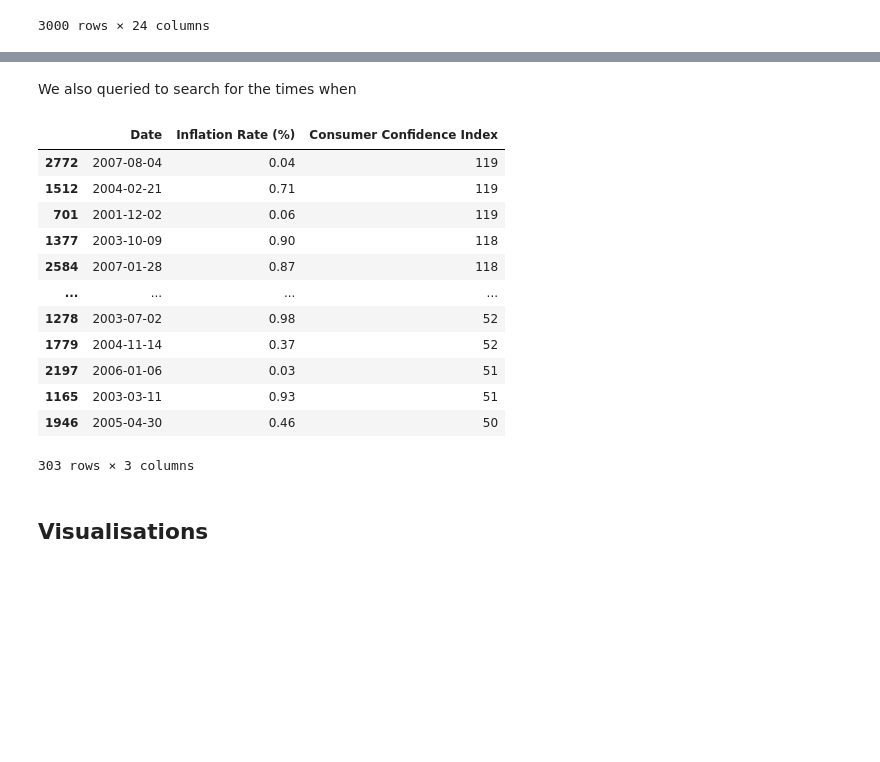
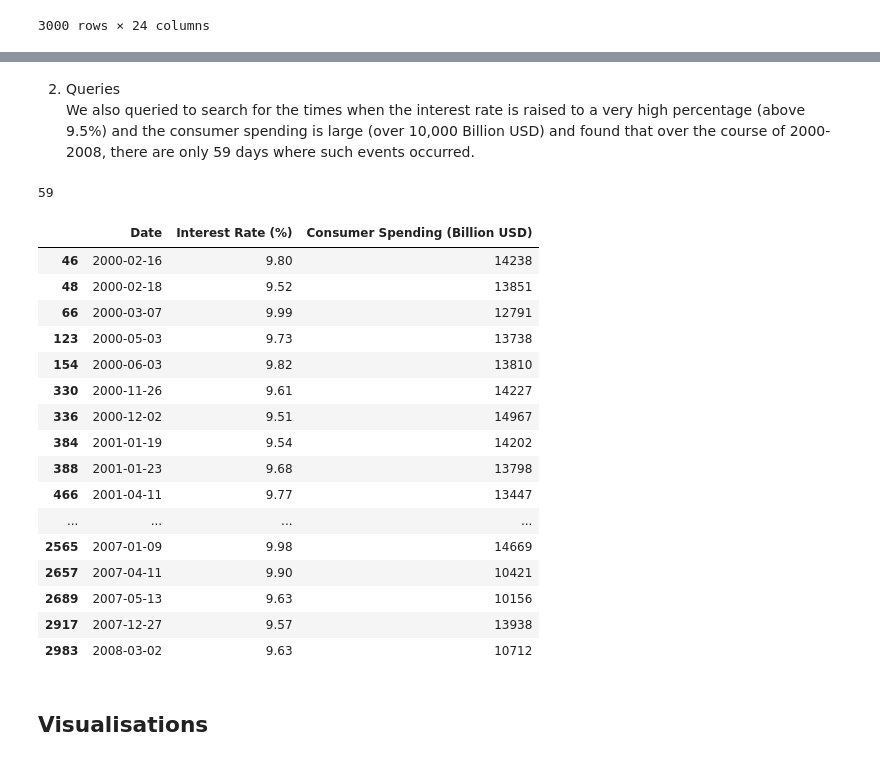
Before and after one commit to phxlptwt/phxlptwt, a Jupyter notebook: stat1000j/econs_analysisipynb.ipynb, the cells around one changed output, grey strips where cells are left out. Drawn from its saved outputs; the diff is of its cells as text; code cells hidden in the pictures; blank space fills up the shorter version.

```diff
--- a/stat1000j/econs_analysisipynb.ipynb
+++ b/stat1000j/econs_analysisipynb.ipynb
@@ -28,5 +25,7 @@ from sklearn.model_selection import train_test_split, GridSearchCV, cross_val_sc
 # %%
-original_df = pd.read_csv('finance_economics_dataset.csv')
+original_df = pd.read_csv('finance_economics_dataset.csv').dropna()
+original_df['Date'] = pd.to_datetime(original_df['Date'], errors='coerce')
+original_df = original_df.sort_values(by='Date')
 original_df
 # %% [output]
 |  | Date | Stock Index | Open Price | Close Price | Daily High | Daily Low | Trading Volume | GDP Growth (%) | ... |
@@ -47,10 +87,5 @@ We only take the following columns to focus more on just the macroeconomic indic
 # %%
-original_df = pd.read_csv('finance_economics_dataset.csv')
-original_df['Date'] = pd.to_datetime(original_df['Date'], errors='coerce')
-original_df = original_df.sort_values(by='Date')
-df = original_df[['Date', 'GDP Growth (%)', 'Inflation Rate (%)', 'Unemployment Rate (%)', 'Interest Rate (%)', 'Government Debt (Billion USD)', 'Bankruptcy Rate (%)', 'Crude Oil Price (USD per Barrel)', 'Gold Price (USD per Ounce)', 'Consumer Spending (Billion USD)', 'Consumer Confidence Index']].dropna()
-
-df.columns = df.columns.str.strip()
-df['Date'] = pd.to_datetime(df['Date'], errors='coerce')
-df
+dj_df = original_df[original_df['Stock Index'] == 'Dow Jones'].copy()
+dj_df['Date'] = pd.to_datetime(dj_df['Date'], errors='coerce')  # Ensure 'Date' is in datetime format
+dj_df
 # %% [output]
@@ -97,26 +178,33 @@ pivot_table
 # %% [markdown]
-We also queried to search for the times when
+2. Queries
+   We also queried to search for the times when the interest rate is raised to a very high percentage (above 9.5%) and the consumer spending is large (over 10,000 Billion USD) and found that over the course of 2000-2008, there are only 59 days where such events occurred.
 # %%
 # Use query to find rows with specific conditions
 
 # Filter for inflation rates less than or equal to 1% and select Inflation Rate and CCI
-high_inflation = df.query('`Inflation Rate (%)` <= 1')[['Date','Inflation Rate (%)', 'Consumer Confidence Index']].sort_values(by='Consumer Confidence Index', ascending=False)
+high_inflation = original_df.query('`Interest Rate (%)` >= 9.5 and `Consumer Spending (Billion USD)` >= 10000')[['Date','Interest Rate (%)', 'Consumer Spending (Billion USD)']].sort_values(by='Date', ascending=True)
 # Display the result
+print(high_inflation.shape[0])
 high_inflation
 # %% [output]
+59
-|  | Date | Inflation Rate (%) | Consumer Confidence Index |
-| 2772 | 2007-08-04 | 0.04 | 119 |
-| 1512 | 2004-02-21 | 0.71 | 119 |
-| 701 | 2001-12-02 | 0.06 | 119 |
-| 1377 | 2003-10-09 | 0.90 | 118 |
-| 2584 | 2007-01-28 | 0.87 | 118 |
+|  | Date | Interest Rate (%) | Consumer Spending (Billion USD) |
+| 46 | 2000-02-16 | 9.80 | 14238 |
+| 48 | 2000-02-18 | 9.52 | 13851 |
+| 66 | 2000-03-07 | 9.99 | 12791 |
+| 123 | 2000-05-03 | 9.73 | 13738 |
+| 154 | 2000-06-03 | 9.82 | 13810 |
+| 330 | 2000-11-26 | 9.61 | 14227 |
+| 336 | 2000-12-02 | 9.51 | 14967 |
+| 384 | 2001-01-19 | 9.54 | 14202 |
+| 388 | 2001-01-23 | 9.68 | 13798 |
+| 466 | 2001-04-11 | 9.77 | 13447 |
 | ... | ... | ... | ... |
-| 1278 | 2003-07-02 | 0.98 | 52 |
-| 1779 | 2004-11-14 | 0.37 | 52 |
-| 2197 | 2006-01-06 | 0.03 | 51 |
-| 1165 | 2003-03-11 | 0.93 | 51 |
-| 1946 | 2005-04-30 | 0.46 | 50 |
+| 2565 | 2007-01-09 | 9.98 | 14669 |
+| 2657 | 2007-04-11 | 9.90 | 10421 |
+| 2689 | 2007-05-13 | 9.63 | 10156 |
+| 2917 | 2007-12-27 | 9.57 | 13938 |
+| 2983 | 2008-03-02 | 9.63 | 10712 |
-303 rows × 3 columns
 # %% [markdown]
 ## Visualisations
 # %%
```
Also changed, not shown: parts of 22 cells of this notebook.
